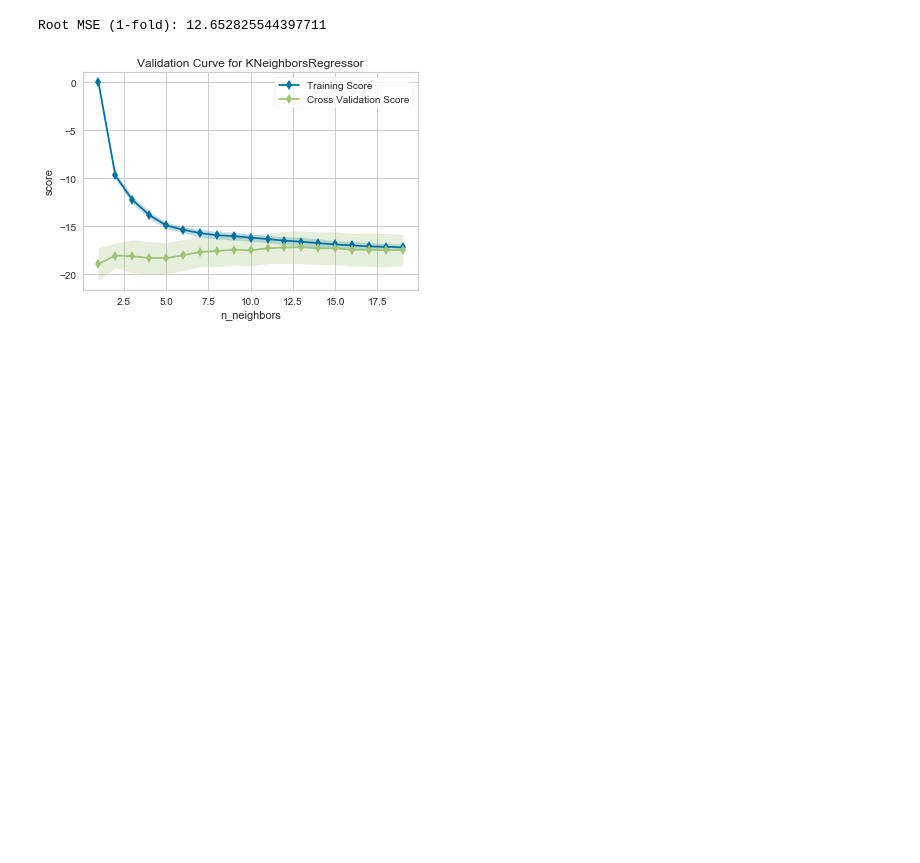
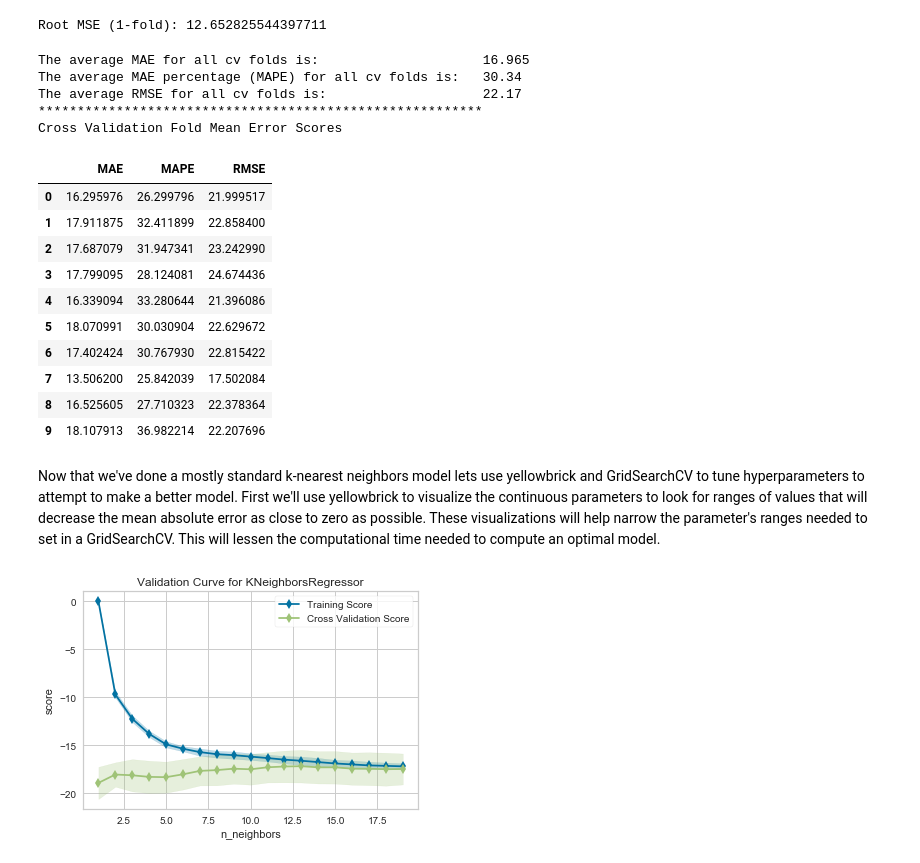
Before and after one commit to crkim13/7331DataMining, a Jupyter notebook: Lab2.ipynb, the cells around one changed output. Cells and saved outputs as stored; diff of their text form; code cells hidden in the pictures; blank space fills up the shorter version.

```diff
--- a/Lab2.ipynb
+++ b/Lab2.ipynb
@@ -473,6 +474,29 @@ print('Root MSE (1-fold):', error )
 # deviation.
 # %% [output]
 Root MSE (1-fold): 12.652825544397711
+# %%
+#evaluate mostly standard KNN model
+#Evaluate the regression estimator above using our pre-defined cross validation and scoring metrics.
+EvaluateRegressionEstimator(dfDropped_KNNr, X, y, cv_object)
+# %% [output]
+The average MAE for all cv folds is:                     16.965
+The average MAE percentage (MAPE) for all cv folds is:   30.34
+The average RMSE for all cv folds is:                    22.17
+*********************************************************
+Cross Validation Fold Mean Error Scores
+|  | MAE | MAPE | RMSE |
+| 0 | 16.295976 | 26.299796 | 21.999517 |
+| 1 | 17.911875 | 32.411899 | 22.858400 |
+| 2 | 17.687079 | 31.947341 | 23.242990 |
+| 3 | 17.799095 | 28.124081 | 24.674436 |
+| 4 | 16.339094 | 33.280644 | 21.396086 |
+| 5 | 18.070991 | 30.030904 | 22.629672 |
+| 6 | 17.402424 | 30.767930 | 22.815422 |
+| 7 | 13.506200 | 25.842039 | 17.502084 |
+| 8 | 16.525605 | 27.710323 | 22.378364 |
+| 9 | 18.107913 | 36.982214 | 22.207696 |
+# %% [markdown]
+Now that we've done a mostly standard k-nearest neighbors model lets use yellowbrick and GridSearchCV to tune hyperparameters to attempt to make a better model. First we'll use yellowbrick to visualize the continuous parameters to look for ranges of values that will decrease the mean absolute error as close to zero as possible. These visualizations will help narrow the parameter's ranges needed to set in a GridSearchCV. This will lessen the computational time needed to compute an optimal model.
 # %%
 from yellowbrick.model_selection import ValidationCurve
 
```
Also changed, not shown: parts of 22 cells of this notebook.
